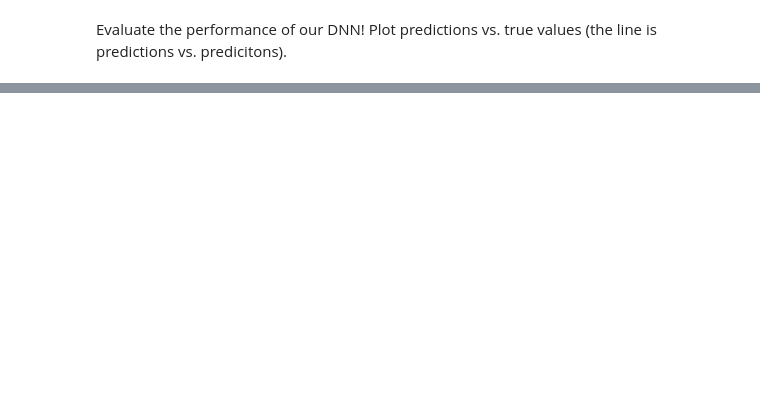
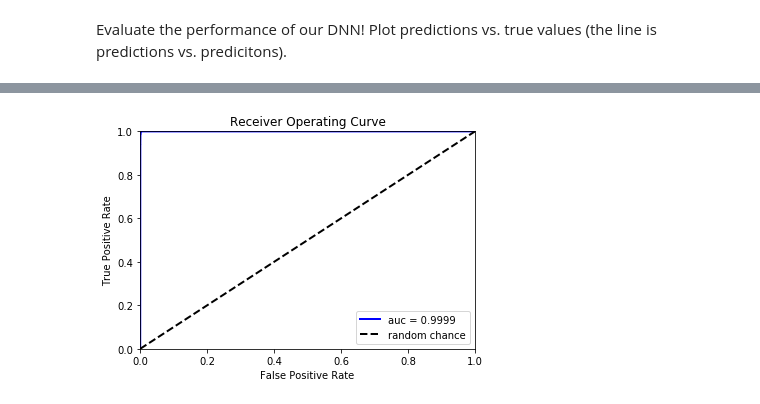
Before and after one commit to mdmorris/XAICoffea, a Jupyter notebook: ToyModel/CNN_2D.ipynb, the cells around one changed output, grey strips where cells are left out. Saved outputs shown, nothing was run; the diff lists cells and outputs as text; code cells hidden in the pictures; blank space fills up the shorter version.

Commit message:
2D-CNN for little overlap in z and theta

```diff
--- a/ToyModel/CNN_2D.ipynb
+++ b/ToyModel/CNN_2D.ipynb
@@ -266,15 +385,18 @@ print(results)
+# %%
+predict_XAUG = best_model.predict([data_test['jetImages'], data_test['thetalab'], data_test['radiilab'], data_test['zlab'] ])
 # %%
 # Plot ROC
-predict = best_model.predict(X_batch_test)
 from sklearn.metrics import roc_curve, auc
-fpr, tpr, thresholds = roc_curve(Y_batch_test[0], predict)
+fpr, tpr, thresholds = roc_curve(data_test['labels'][:,1], predict_XAUG[:,1])
 roc_auc = auc(fpr, tpr)
-plt.plot(fpr, tpr, lw=4, color='b', label='auc = %.3f' % (roc_auc))
+plt.plot(fpr, tpr, lw=2, color='b', label='auc = %.4f' % (roc_auc))
 plt.plot([0, 1], [0, 1], linestyle='--', lw=2, color='k', label='random chance')
 plt.xlim([0, 1.0])
 plt.ylim([0, 1.0])
-plt.xlabel('false positive rate')
-plt.ylabel('true positive rate')
-plt.title('Toy 2D CNN ROC')
+plt.xlabel('False Positive Rate')
+plt.ylabel('True Positive Rate')
+plt.title('Receiver Operating Curve')
 plt.legend(loc="lower right")
 plt.show()
+# %% [output]
+[figure, added]
```
Also changed, not shown: parts of 28 cells of this notebook.
